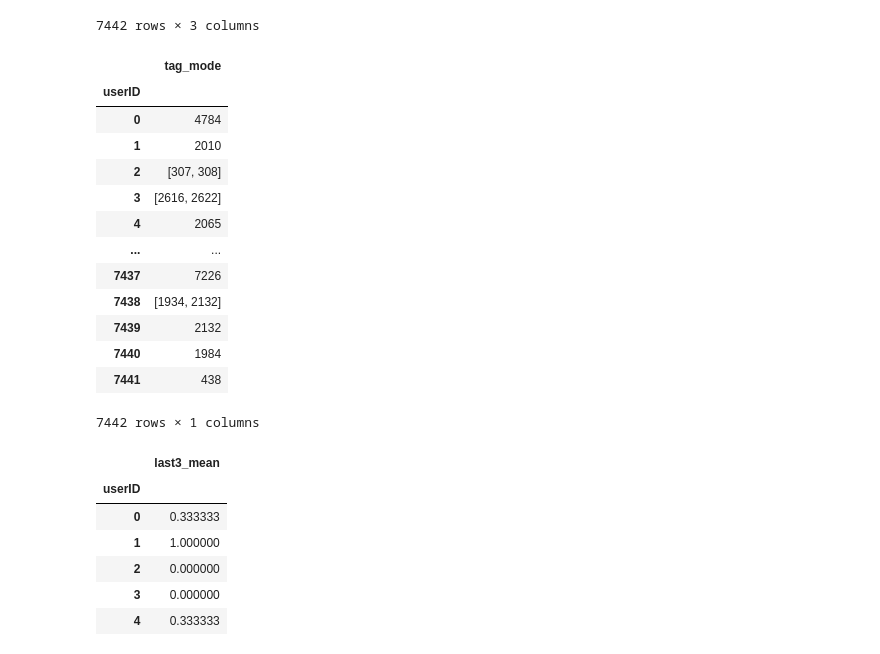
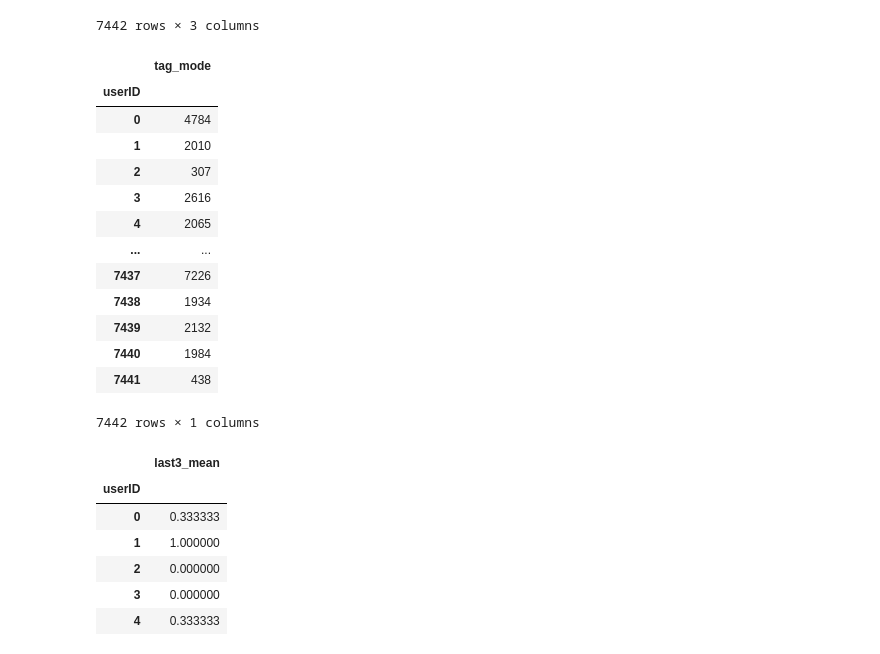
Before and after one commit to boostcampaitech4lv23recsys1/level2_dkt_recsys-level2-recsys-04, a Jupyter notebook: suyeon_LGBM.ipynb, the cells around one changed output. Drawn from its saved outputs; the diff is of its cells as text; code cells hidden in the pictures.

```diff
--- a/suyeon_LGBM.ipynb
+++ b/suyeon_LGBM.ipynb
@@ -88,19 +88,20 @@ tem2
 # %%
 # 유저별 가장 많이 푼 태그
 
 tem3 = pd.DataFrame({'tag_mode' : dat.groupby('userID')['KnowledgeTag'].agg(pd.Series.mode)})
+tem3['tag_mode'] = tem3['tag_mode'].apply(lambda x : x if str(type(x)) =="<class 'numpy.int64'>" else x[0])
 tem3
 # %% [output]
 |  | tag_mode |
 | userID |  |
 | 0 | 4784 |
 | 1 | 2010 |
-| 2 | [307, 308] |
-| 3 | [2616, 2622] |
+| 2 | 307 |
+| 3 | 2616 |
 | 4 | 2065 |
 | ... | ... |
 | 7437 | 7226 |
-| 7438 | [1934, 2132] |
+| 7438 | 1934 |
 | 7439 | 2132 |
 | 7440 | 1984 |
 | 7441 | 438 |
```
Also changed, not shown: parts of 10 cells of this notebook, 1 other file.
